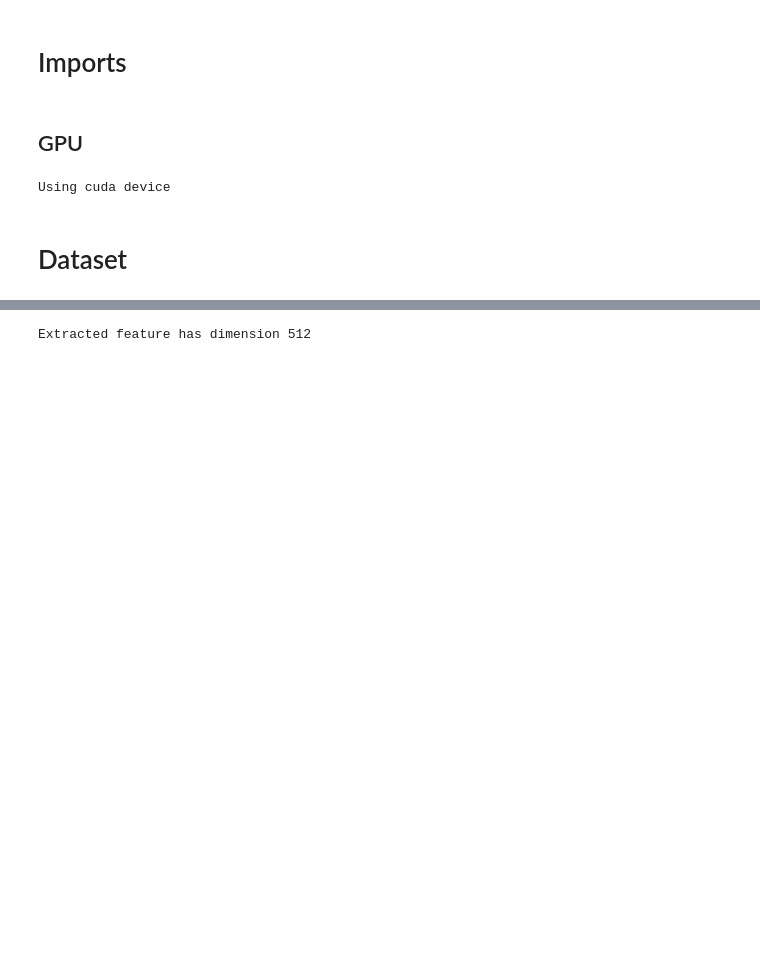
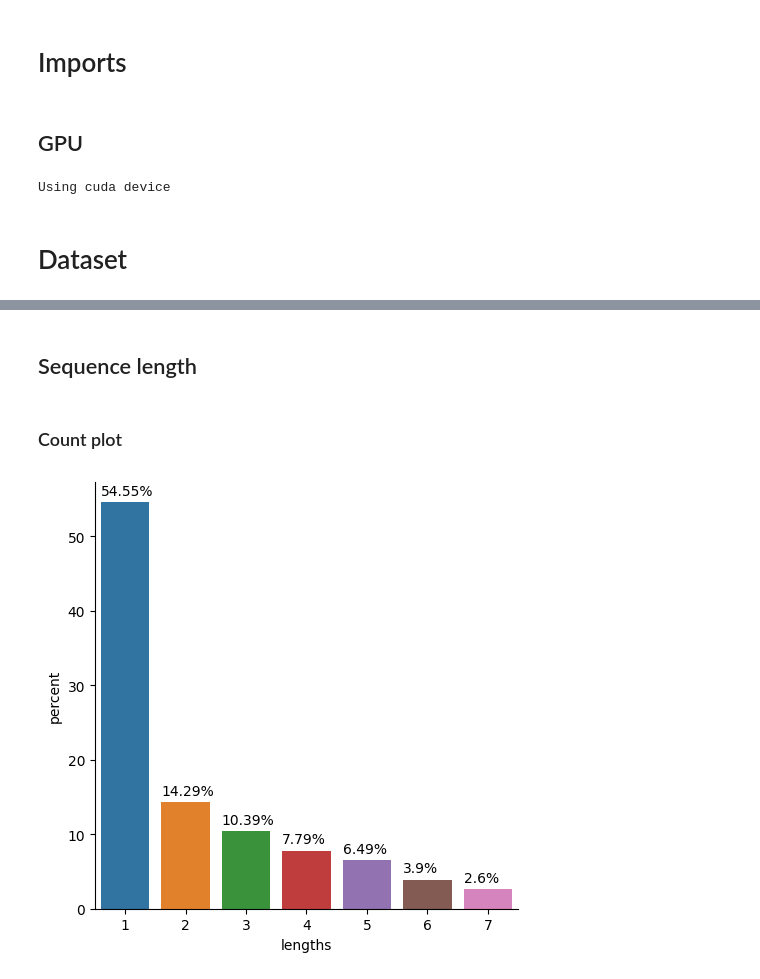
Before and after one commit to khairulislam/Temporal-GradCam, a Jupyter notebook: oasis_temporal_resnet.ipynb, the cells around one changed output, grey strips where cells are left out. Cells and saved outputs as stored; diff of their text form; code cells hidden in the pictures; blank space fills up the shorter version.

```diff
--- a/oasis_temporal_resnet.ipynb
+++ b/oasis_temporal_resnet.ipynb
@@ -63 +146,6 @@ Total 100, disease 50, healthy 50.
+# %%
+result_dir = os.path.join('OASIS_2D', 'scratch', 'ResNet')
+
+if not os.path.exists(result_dir):
+    os.makedirs(result_dir, exist_ok=True)
 # %% [markdown]
@@ -110,7 +227,0 @@ all_outputs = all_outputs.detach().cpu().numpy()
-# %%
-features = {
-    'patient_id': total_dataset.patient_ids,
-    'day': total_dataset.days,
-    'label': total_dataset.labels,
-    'feature': all_outputs
-}
@@ -195,8 +228,3 @@ class OASIS_TemporalDataset(Dataset):
 # %%
 train_dataset = OASIS_TemporalDataset(features, train=True, seed=SEED)
 test_dataset = OASIS_TemporalDataset(features, train=False, seed=SEED)
-# %%
-dimension = len(features['feature'][0])
-print(f'Extracted feature has dimension {dimension}')
-# %% [output]
-Extracted feature has dimension 512
@@ -202,0 +252,24 @@ Extracted feature has dimension 512
+# %% [markdown]
+## Sequence length
+# %%
+import pandas as pd
+import seaborn as sns
+
+lengths = [ item[0].shape[0] for item in train_dataset]
+df = pd.DataFrame(lengths, columns=['lengths'])
+# %% [markdown]
+### Count plot
+# %%
+counts = df.value_counts(normalize=True) * 100
+counts = counts.rename('percent').reset_index()
+
+g = sns.catplot(x='lengths',y='percent',kind='bar',data=counts)
+# g.ax.set_ylim(0,100)
+
+for p in g.ax.patches:
+    txt = str(p.get_height().round(2)) + '%'
+    txt_x = p.get_x()
+    txt_y = p.get_height()
+    g.ax.text(txt_x,txt_y+1,txt)
+# %% [output]
+[figure, added]
```
Also changed, not shown: parts of 30 cells of this notebook, 2 other files.
